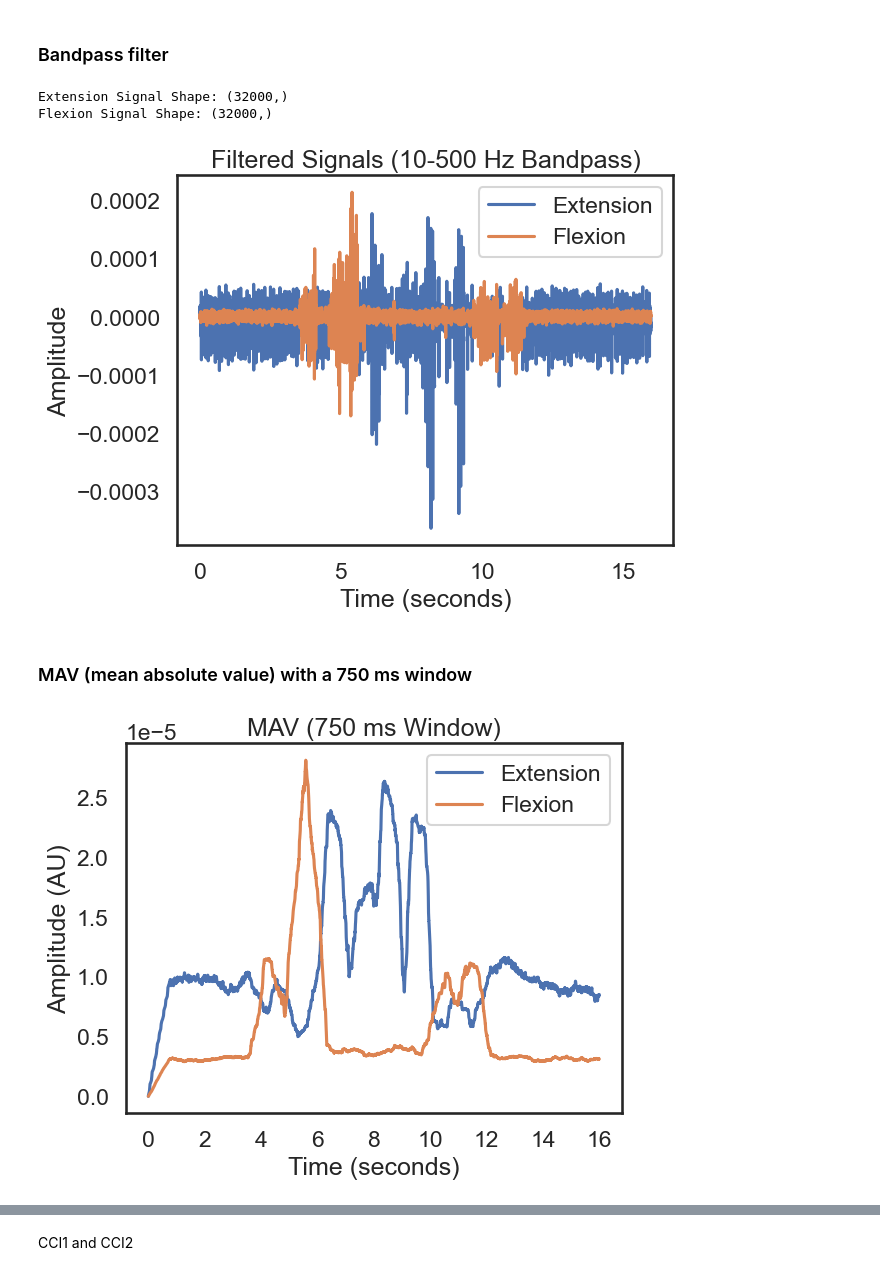
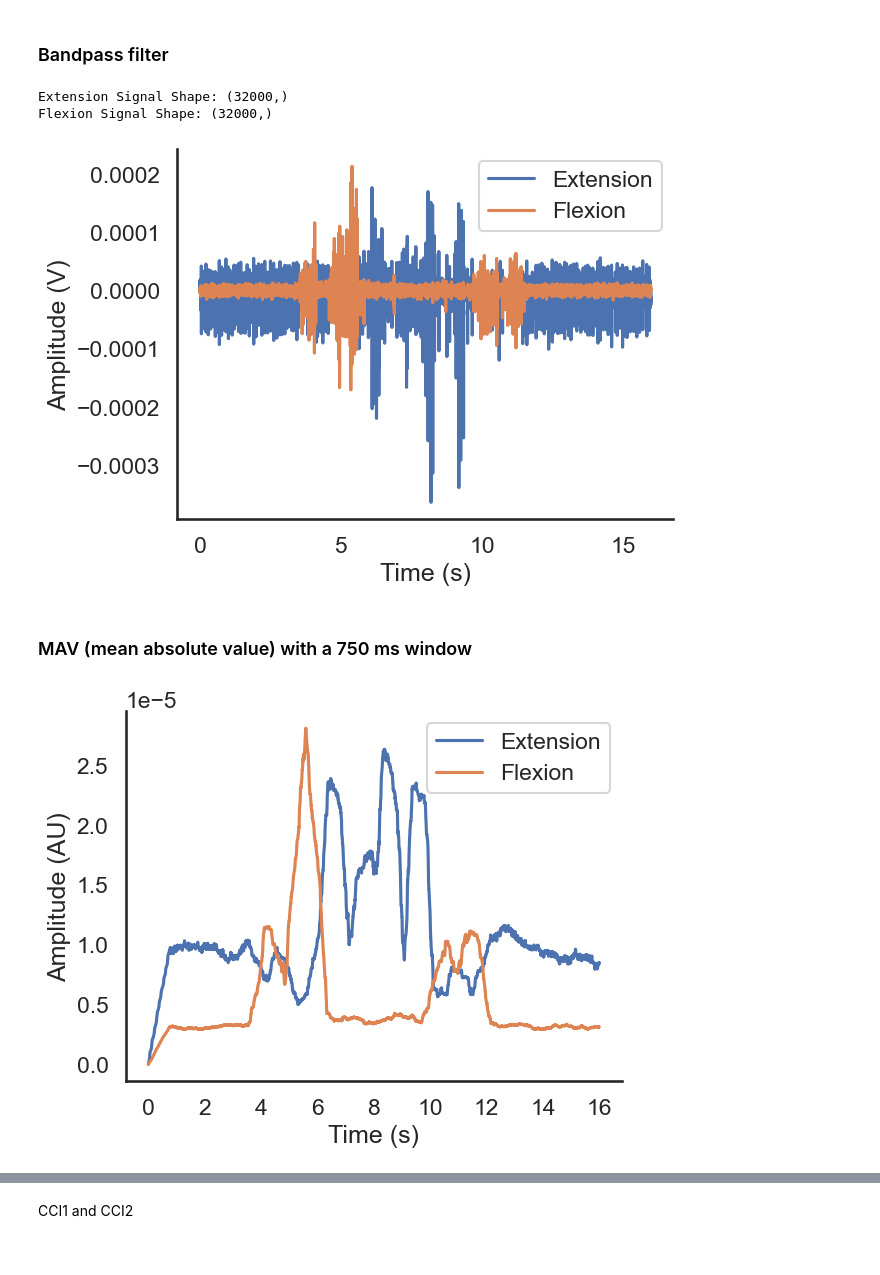
Before and after one commit to brocbacq/Thesis_analysis, a Jupyter notebook: Co_contraction from calibration.ipynb, the cells around one changed output, grey strips where cells are left out. Saved outputs shown, nothing was run; the diff lists cells and outputs as text; code cells hidden in the pictures.

```diff
--- a/Co_contraction from calibration.ipynb
+++ b/Co_contraction from calibration.ipynb
@@ -121,37 +122,39 @@ def butter_bandpass(lowcut, highcut, fs, order=4):
     b, a = signal.butter(order, [low, high], btype='band')
     return b, a
 
 def apply_filter(data, lowcut=10, highcut=500, fs=2000, order=4):
     b, a = butter_bandpass(lowcut, highcut, fs, order)
     return signal.filtfilt(b, a, data)
 
 # Sampling frequency
 fs = 2000  # Hz
 time_vector = [i / fs for i in range(len(data_raw['1'][0:][1]))]  # Time in seconds
 
 # Extract raw data from HDF5 dataset
 extension_signal = np.array(data_raw['1'][0, :])  # First row
 flexion_signal = np.array(data_raw['1'][1, :])   # Second row
 
 print(f"Extension Signal Shape: {extension_signal.shape}")  # Should be (32000,)
 print(f"Flexion Signal Shape: {flexion_signal.shape}")  # Should be (32000,)
 
 # Apply the bandpass filter
 filtered_extension = apply_filter(extension_signal, fs=fs)
 filtered_flexion = apply_filter(flexion_signal, fs=fs)
 
 # Plot the filtered signals
 sns.lineplot(x=time_vector, y=filtered_extension, label='Extension')
 sns.lineplot(x=time_vector, y=filtered_flexion, label='Flexion')
-plt.xlabel('Time (seconds)')
-plt.ylabel('Amplitude')
-plt.title('Filtered Signals (10-500 Hz Bandpass)')
+sns.despine()
+
+plt.xlabel('Time (s)')
+plt.ylabel('Amplitude (V)')
+# plt.title('Filtered Signals (10-500 Hz Bandpass)')
 plt.legend()
 plt.show()
 # %% [output]
 Extension Signal Shape: (32000,)
 Flexion Signal Shape: (32000,)
-[figure, old version]
+[figure, new version]
 # %% [markdown]
 ### MAV (mean absolute value) with a 750 ms window
 # %%
@@ -171,14 +174,16 @@ mav_time = time_vector[:len(mav_extension)]
 # Plot the MAV signals
 sns.lineplot(x=mav_time, y=mav_extension, label='Extension')
 sns.lineplot(x=mav_time, y=mav_flexion, label='Flexion')
+sns.despine()
+
 plt.xticks(np.arange(0, 17, 2))
-plt.xlabel('Time (seconds)')
+plt.xlabel('Time (s)')
 plt.ylabel('Amplitude (AU)')
-plt.title('MAV (750 ms Window)')
+# plt.title('MAV (750 ms Window)')
 plt.legend()
 plt.show()
 # %% [output]
-[figure, old version]
+[figure, new version]
 # %%
 # Find the correct SN in the data
 selected_data = next(item for item in all_data if item["SN"] == selected_SN)
```
Also changed, not shown: parts of 14 cells of this notebook.
